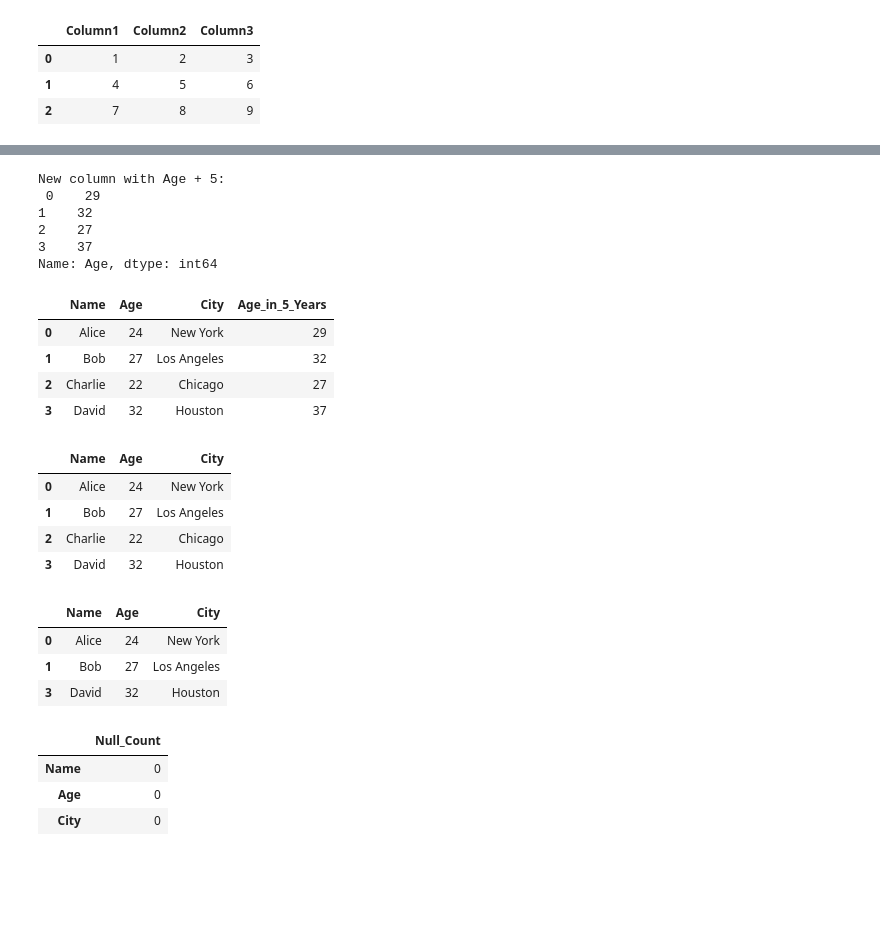
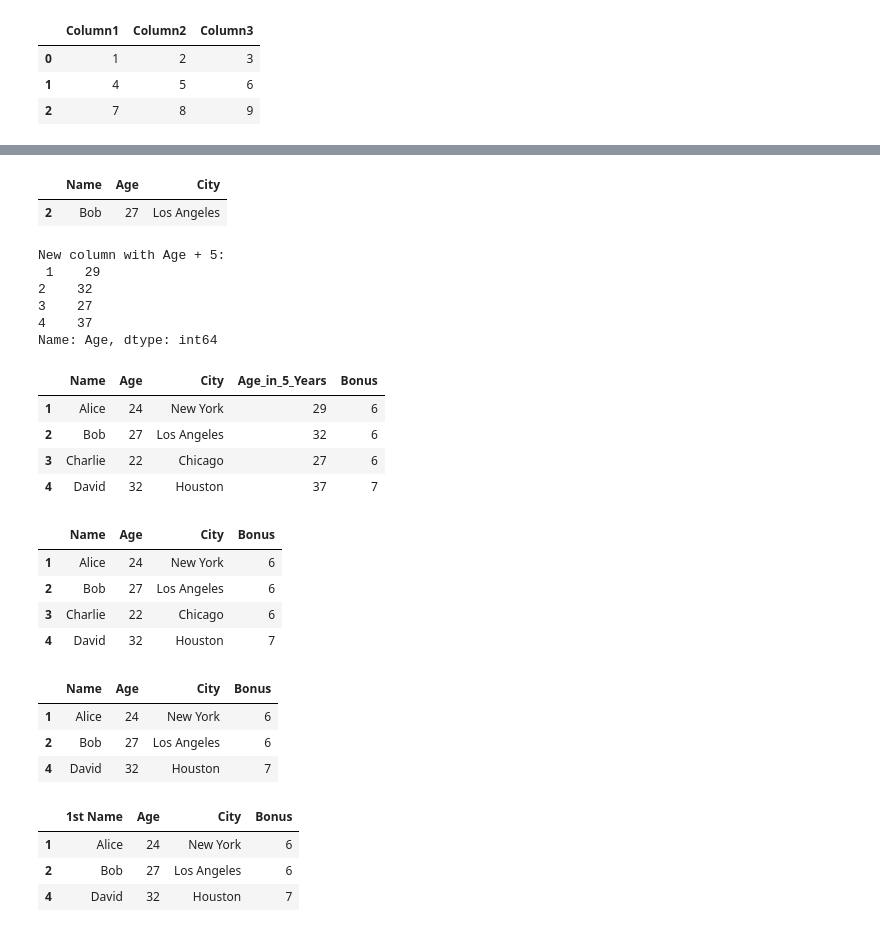
Before and after one commit to adelbadran/DEPI_ONL4_AIS2_S2_ML, a Jupyter notebook: Data_Analysis_Course/Session_2/Code/Pandas_Basics_1.ipynb, the cells around one changed output, grey strips where cells are left out. Drawn from its saved outputs; the diff is of its cells as text; code cells hidden in the pictures; blank space fills up the shorter version.

```diff
--- a/Data_Analysis_Course/Session_2/Code/Pandas_Basics_1.ipynb
+++ b/Data_Analysis_Course/Session_2/Code/Pandas_Basics_1.ipynb
@@ -58,7 +60,7 @@ data_2 = {"Name": ["Alice", "Bob", "Charlie", "David"],
           "Age": [24, 27, 22, 32],
           "City": ["New York", "Los Angeles", "Chicago", "Houston"]}
 
-df_2 = pd.DataFrame(data_2, columns=["Name", "Age", "City"])
+df_2 = pd.DataFrame(data_2, columns=["Name", "Age", "City"], index=[1, 2, 3, 4])
 
 # display the DataFrame
 display(df_2)
@@ -241,3 +283,18 @@ df.iloc[ : , : -1] # get all rows and all columns except the last one (:) for ro
+# %%
+# Filtering data
+
+df.loc[df["Column3"] > 4][["Column1", "Column3"]]
+
+df[(df["Column2"] > 4)&(df["Column2"] > 6)] [["Column1", "Column2"]]
+
+df_2[df_2["City"].str.contains("o|g", case=False)] # case : False -> Upper and Lower
+
+df_2[df_2["Name"].isin(["David", "Bob"]) & (df_2["Age"] > 27)]
+
+df_2.query("Age > 20 and Name == \"Bob\"")
+# %% [output]
+|  | Name | Age | City |
+| 2 | Bob | 27 | Los Angeles |
 # %%
 # create a new column by performing operations on an existing column
 new_col = df_2["Age"] + 5  # create a new column by adding 5 to the Age column
@@ -245,23 +302,25 @@ new_col = df_2["Age"] + 5  # create a new column by adding 5 to the Age column
 print("New column with Age + 5: \n", new_col)
 # %% [output]
 New column with Age + 5:
- 0    29
-1    32
-2    27
-3    37
+ 1    29
+2    32
+3    27
+4    37
 Name: Age, dtype: int64
 # %%
 # add the new column to the DataFrame
 df_2 = df_2.assign(Age_in_5_Years = df_2["Age"] + 5) # or use df_2["Age_in_5_Years"] = df_2["Age"] + 5
 
+df_2["Bonus"] = np.where(df_2["Age"] > 30, 7, 6)
+
 # display the updated DataFrame
 display(df_2)
 # %% [output]
-|  | Name | Age | City | Age_in_5_Years |
-| 0 | Alice | 24 | New York | 29 |
-| 1 | Bob | 27 | Los Angeles | 32 |
-| 2 | Charlie | 22 | Chicago | 27 |
-| 3 | David | 32 | Houston | 37 |
+|  | Name | Age | City | Age_in_5_Years | Bonus |
+| 1 | Alice | 24 | New York | 29 | 6 |
+| 2 | Bob | 27 | Los Angeles | 32 | 6 |
+| 3 | Charlie | 22 | Chicago | 27 | 6 |
+| 4 | David | 32 | Houston | 37 | 7 |
 # %%
 # drop a column from the DataFrame
 df_2 = df_2.drop(columns=["Age_in_5_Years"])  # drop the Age_in_5_Years column or use df_2.drop("Age_in_5_Years", axis=1, inplace=True)
@@ -269,11 +328,11 @@ df_2 = df_2.drop(columns=["Age_in_5_Years"])  # drop the Age_in_5_Years column o
 # display the DataFrame after dropping the column
 display(df_2)
 # %% [output]
-|  | Name | Age | City |
-| 0 | Alice | 24 | New York |
-| 1 | Bob | 27 | Los Angeles |
-| 2 | Charlie | 22 | Chicago |
-| 3 | David | 32 | Houston |
+|  | Name | Age | City | Bonus |
+| 1 | Alice | 24 | New York | 6 |
+| 2 | Bob | 27 | Los Angeles | 6 |
+| 3 | Charlie | 22 | Chicago | 6 |
+| 4 | David | 32 | Houston | 7 |
 # %%
 # drop a row from the DataFrame
 df_2.drop(df_2.index[2], axis=0, inplace=True) # drop the row with index 2
@@ -281,21 +340,16 @@ df_2.drop(df_2.index[2], axis=0, inplace=True) # drop the row with index 2
 # display the DataFrame after dropping the row
 display(df_2)
 # %% [output]
-|  | Name | Age | City |
-| 0 | Alice | 24 | New York |
-| 1 | Bob | 27 | Los Angeles |
-| 3 | David | 32 | Houston |
+|  | Name | Age | City | Bonus |
+| 1 | Alice | 24 | New York | 6 |
+| 2 | Bob | 27 | Los Angeles | 6 |
+| 4 | David | 32 | Houston | 7 |
-# %%
-# get null count for each column
-null = df_2.isnull().sum()
-
-# format the null count as a DataFrame
-null_df = pd.DataFrame(null, columns=["Null_Count"])
-
-# display the DataFrame
-display(null_df)
-# %% [output]
-|  | Null_Count |
-| Name | 0 |
-| Age | 0 |
-| City | 0 |
+# %%
+df_2 = df_2.rename(columns={"Name":"1st Name"})
+
+display(df_2)
+# %% [output]
+|  | 1st Name | Age | City | Bonus |
+| 1 | Alice | 24 | New York | 6 |
+| 2 | Bob | 27 | Los Angeles | 6 |
+| 4 | David | 32 | Houston | 7 |
```
Also changed, not shown: parts of 31 cells of this notebook, 6 other files.
